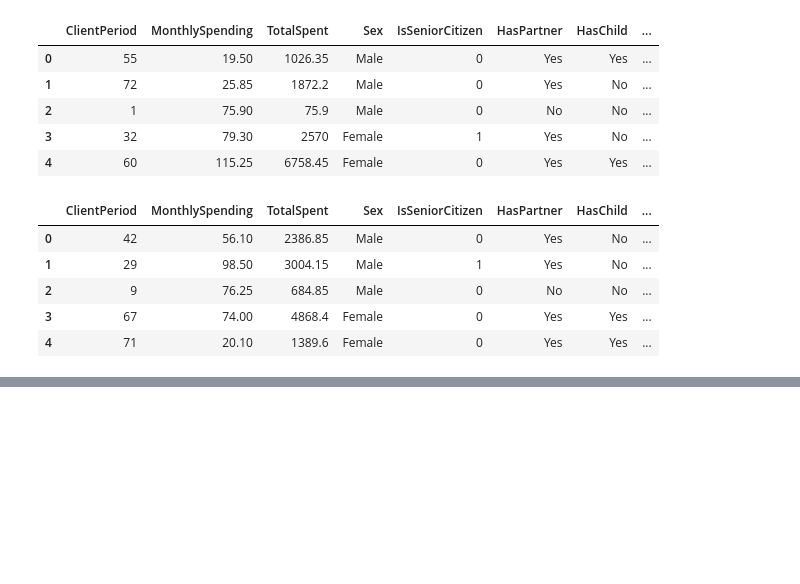
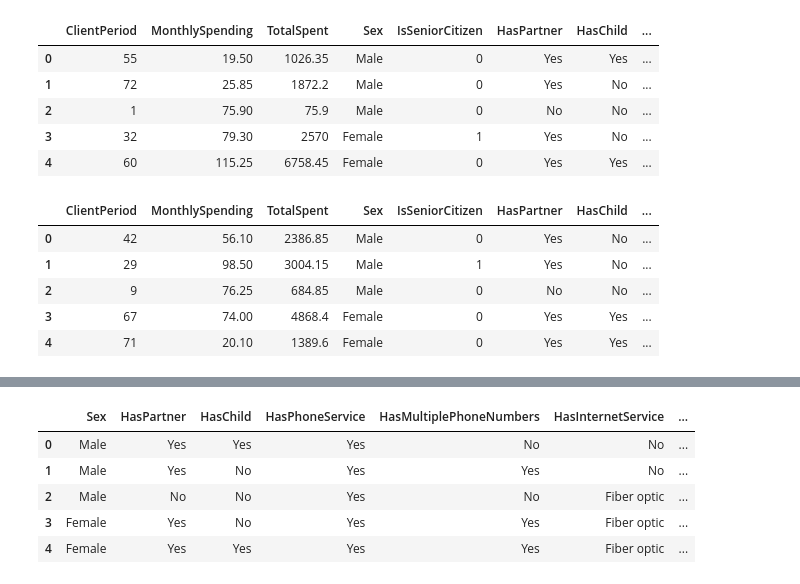
Before and after one commit to Buterbrod/Deep-Learning-School-2021, a Jupyter notebook: Предсказание_оттока_пользователей_(осень_2021).ipynb, the cells around one changed output, grey strips where cells are left out. Saved outputs shown, nothing was run; the diff lists cells and outputs as text; code cells hidden in the pictures; blank space fills up the shorter version.

```diff
--- a/Предсказание_оттока_пользователей_(осень_2021).ipynb
+++ b/Предсказание_оттока_пользователей_(осень_2021).ipynb
@@ -131,0 +145,24 @@ subm_data.head()
+# %%
+# Уберем из модели строки с NULL значениями
+train_data = train_data.dropna()
+test_data = test_data.dropna()
+
+# Выделим данные результата
+result_data = train_data[train_data.columns[-1]]
+
+# Объединим массив тестовых и проверочных данных, чтобы работать одинаково с массивами
+all_data = train_data[train_data.columns[:-1]]
+all_data['IsTrainData'] = 1
+a = test_data
+a['IsTrainData'] = 0
+all_data = pd.concat([all_data, a], axis=0)
+
+# Разделим поля по типам: численные / категориальные
+numeric_indeces = np.array([0, 1, 2, 4, 19])
+categorical_indeces = np.array([3, 5, 6, 7, 8, 9, 10, 11, 12, 13, 14, 15, 16, 17, 18])
+
+# Положим их в соответствующие массивы
+numeric_data = all_data[all_data.columns[numeric_indeces]]
+categorical_data = all_data[all_data.columns[categorical_indeces]]
+
+all_data.head()
@@ -131,0 +186,10 @@ subm_data.head()
+# %%
+# Выведем категориальные данные
+categorical_data.head()
+# %% [output]
+|  | Sex | HasPartner | HasChild | HasPhoneService | HasMultiplePhoneNumbers | HasInternetService | ... |
+| 0 | Male | Yes | Yes | Yes | No | No | ... |
+| 1 | Male | Yes | No | Yes | Yes | No | ... |
+| 2 | Male | No | No | Yes | No | Fiber optic | ... |
+| 3 | Female | Yes | No | Yes | Yes | Fiber optic | ... |
+| 4 | Female | Yes | Yes | Yes | Yes | Fiber optic | ... |
```
Also changed, not shown: parts of 13 cells of this notebook.
